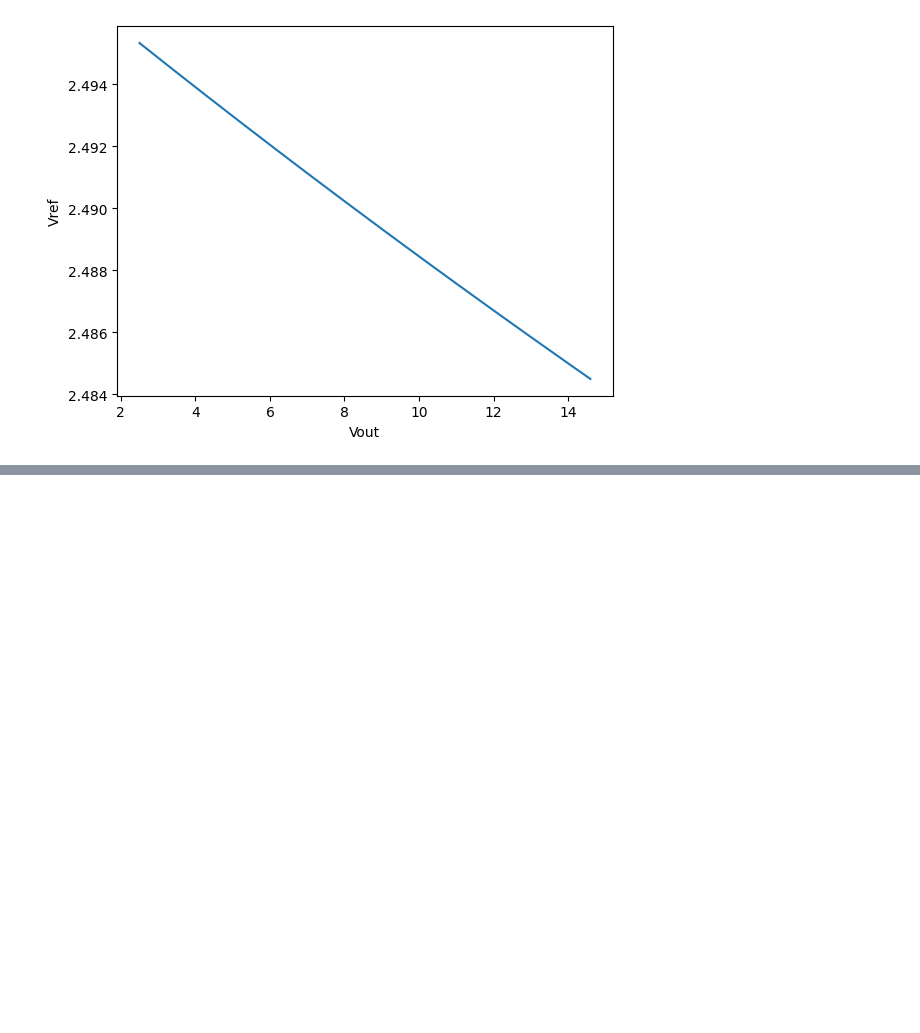
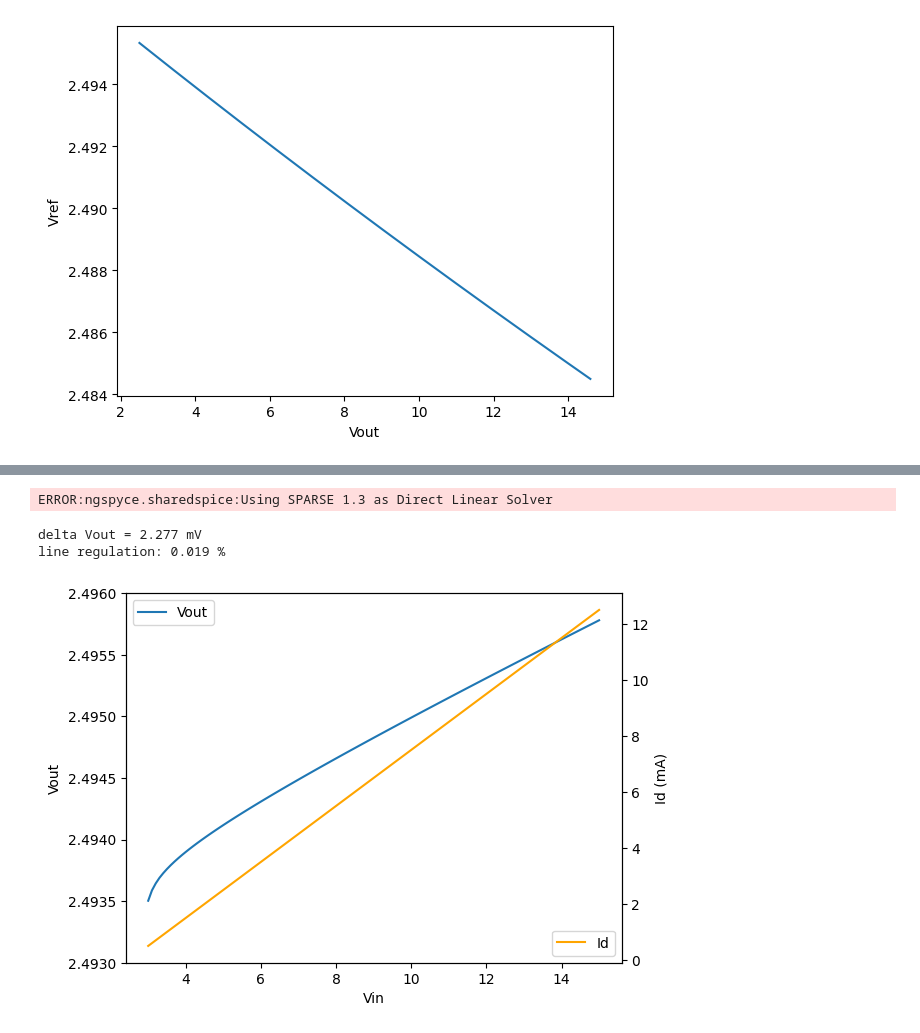
Before and after one commit to chenshuo/notes, a Jupyter notebook: notebooks/TL431.ipynb, the cells around one changed output, grey strips where cells are left out. Saved outputs shown, nothing was run; the diff lists cells and outputs as text; code cells hidden in the pictures; blank space fills up the shorter version.

```diff
--- a/notebooks/TL431.ipynb
+++ b/notebooks/TL431.ipynb
@@ -243,0 +347,26 @@ DC gain -1116.0, 61.0 dB
+# %%
+ng.cmd('dc v1 3 15 100m')
+# print(ng.vector_names())
+vin = ng.vector('v-sweep')
+vout = ng.vector('cathode')
+I = -ng.vector('v1#branch')
+fig, ax = plt.subplots()
+plt.plot(vin, vout, label='Vout')
+plt.xlabel('Vin')
+plt.ylabel('Vout')
+# plt.ylim(2.502, 2.51)
+plt.ylim(2.493, 2.496)
+plt.legend(loc="upper left")
+ax2 = ax.twinx()
+plt.plot(vin, I*1e3, 'orange', label='Id')
+plt.ylabel("Id (mA)")
+plt.legend(loc="lower right")
+deltaV = vout[-1] - vout[0]
+print("delta Vout = %.3f mV" % (1e3*deltaV))
+deltaVin = vin[-1] - vin[0]
+print("line regulation: %.3f %%" % (deltaV / deltaVin * 100))
+# %% [output]
+ERROR:ngspyce.sharedspice:Using SPARSE 1.3 as Direct Linear Solver
+delta Vout = 2.277 mV
+line regulation: 0.019 %
+[figure, added]
```
Also changed, not shown: parts of 7 cells of this notebook, 2 other files.
